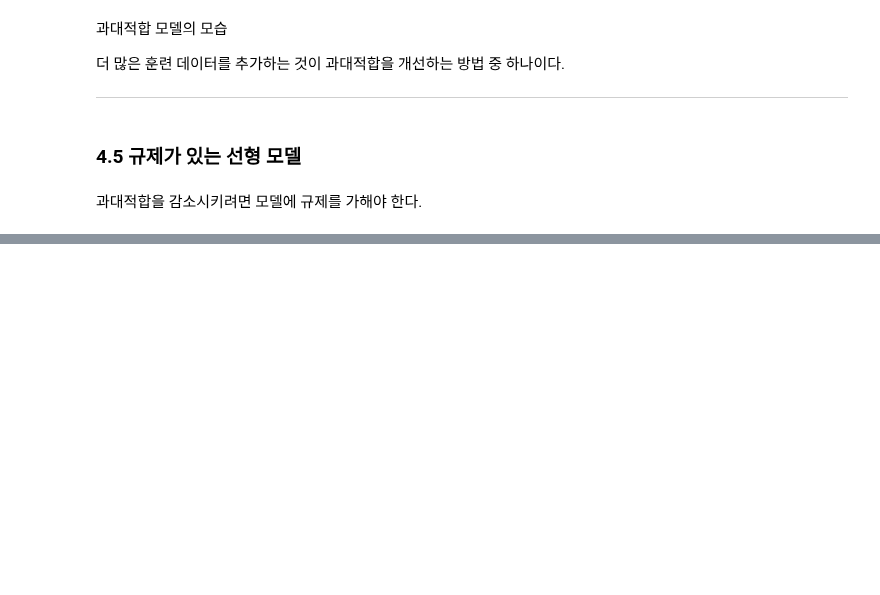
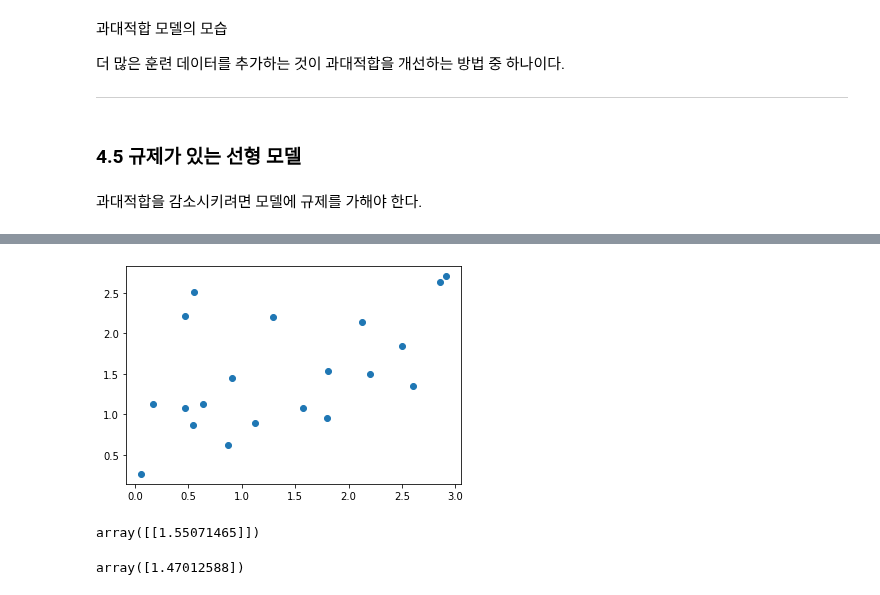
Before and after one commit to hyeon1263/BigAI, a Jupyter notebook: 핸즈온 머신러닝/04_Model_Train.ipynb, the cells around one changed output, grey strips where cells are left out. Drawn from its saved outputs; the diff is of its cells as text; code cells hidden in the pictures; blank space fills up the shorter version.

```diff
--- a/핸즈온 머신러닝/04_Model_Train.ipynb
+++ b/핸즈온 머신러닝/04_Model_Train.ipynb
@@ -380,0 +395,28 @@ plt.show()
+# %%
+# 무작위 데이터 생성
+np.random.seed(42)
+m = 20
+X = 3 * np.random.rand(m, 1)
+y = 1 + 0.5 * X + np.random.randn(m, 1) / 1.5
+X_new = np.linspace(0, 3, 100).reshape(100, 1)
+plt.scatter(X,y)
+plt.show()
+# %% [output]
+[figure, added]
+# %%
+# 릿지 회귀
+from sklearn.linear_model import Ridge
+
+ridge_reg = Ridge(alpha=1, solver='cholesky')
+ridge_reg.fit(X, y)
+ridge_reg.predict([[1.5]])
+# %% [output]
+array([[1.55071465]])
+# %%
+# Ridge 대신 SGDRegressor(penalty='l2)를 사용할 수도 있다
+# SGD의 비용함수에 l2 노름 / 2 를 추가한 것
+sgd_reg = SGDRegressor(penalty='l2', random_state=42)  # penalty: 규제항
+sgd_reg.fit(X, y.ravel())
+sgd_reg.predict([[1.5]])
+# %% [output]
+array([1.47012588])
```
Also changed, not shown: parts of 48 cells of this notebook.
